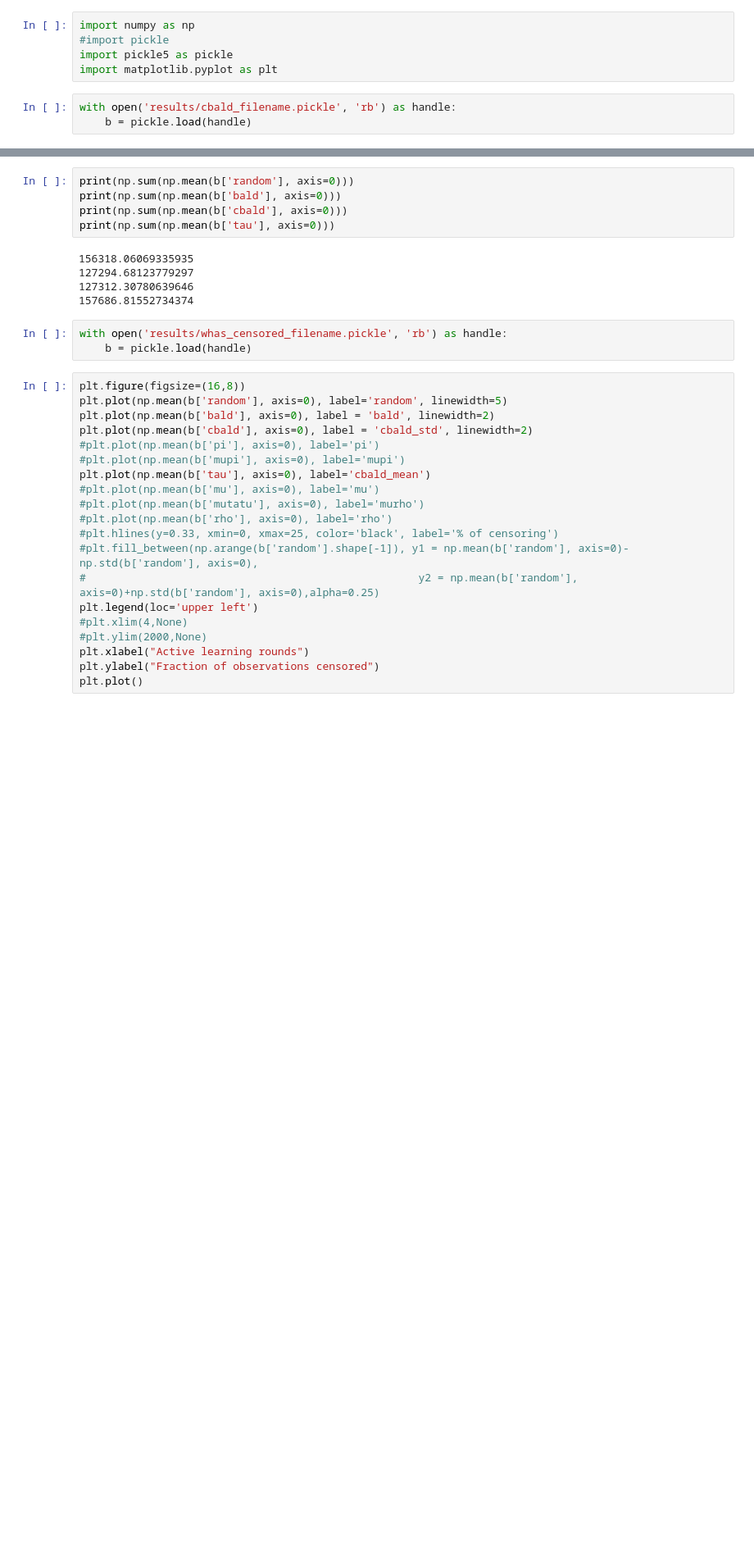
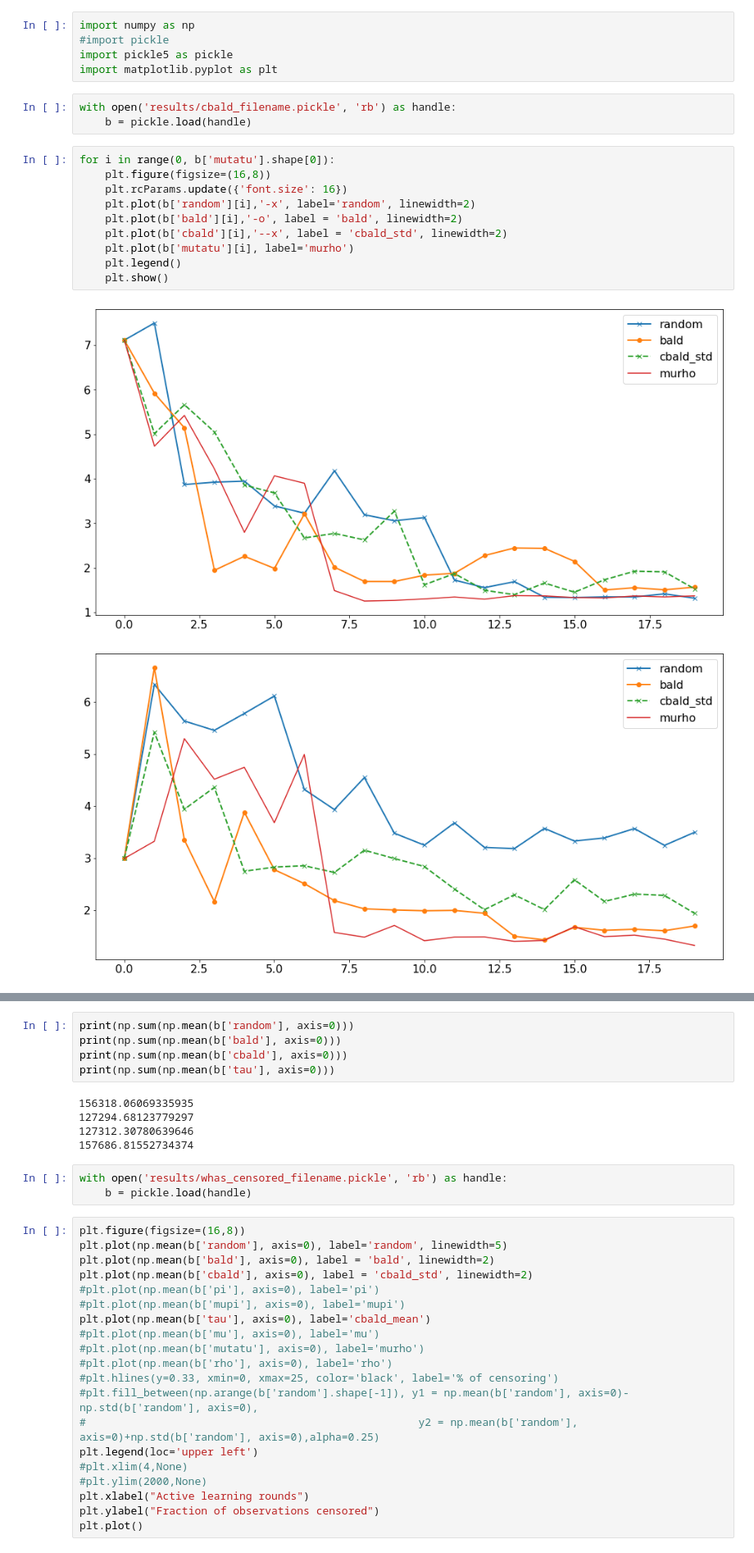
Before and after one commit to fbohu/Censored-Active-Learning, a Jupyter notebook: eval.ipynb, the cells around one changed output, grey strips where cells are left out. Shown at 82% size. Cells and saved outputs as stored; diff of their text form; blank space fills up the shorter version.

```diff
--- a/eval.ipynb
+++ b/eval.ipynb
@@ -6,3 +6,16 @@ import matplotlib.pyplot as plt
 # %%
 with open('results/cbald_filename.pickle', 'rb') as handle:
     b = pickle.load(handle)
+# %%
+for i in range(0, b['mutatu'].shape[0]):
+    plt.figure(figsize=(16,8))
+    plt.rcParams.update({'font.size': 16})
+    plt.plot(b['random'][i],'-x', label='random', linewidth=2)
+    plt.plot(b['bald'][i],'-o', label = 'bald', linewidth=2)
+    plt.plot(b['cbald'][i],'--x', label = 'cbald_std', linewidth=2)
+    plt.plot(b['mutatu'][i], label='murho')
+    plt.legend()
+    plt.show()
+# %% [output]
+[figure, added]
+[figure, added]
```
Also changed, not shown: parts of 2 cells of this notebook, 10 other files.
